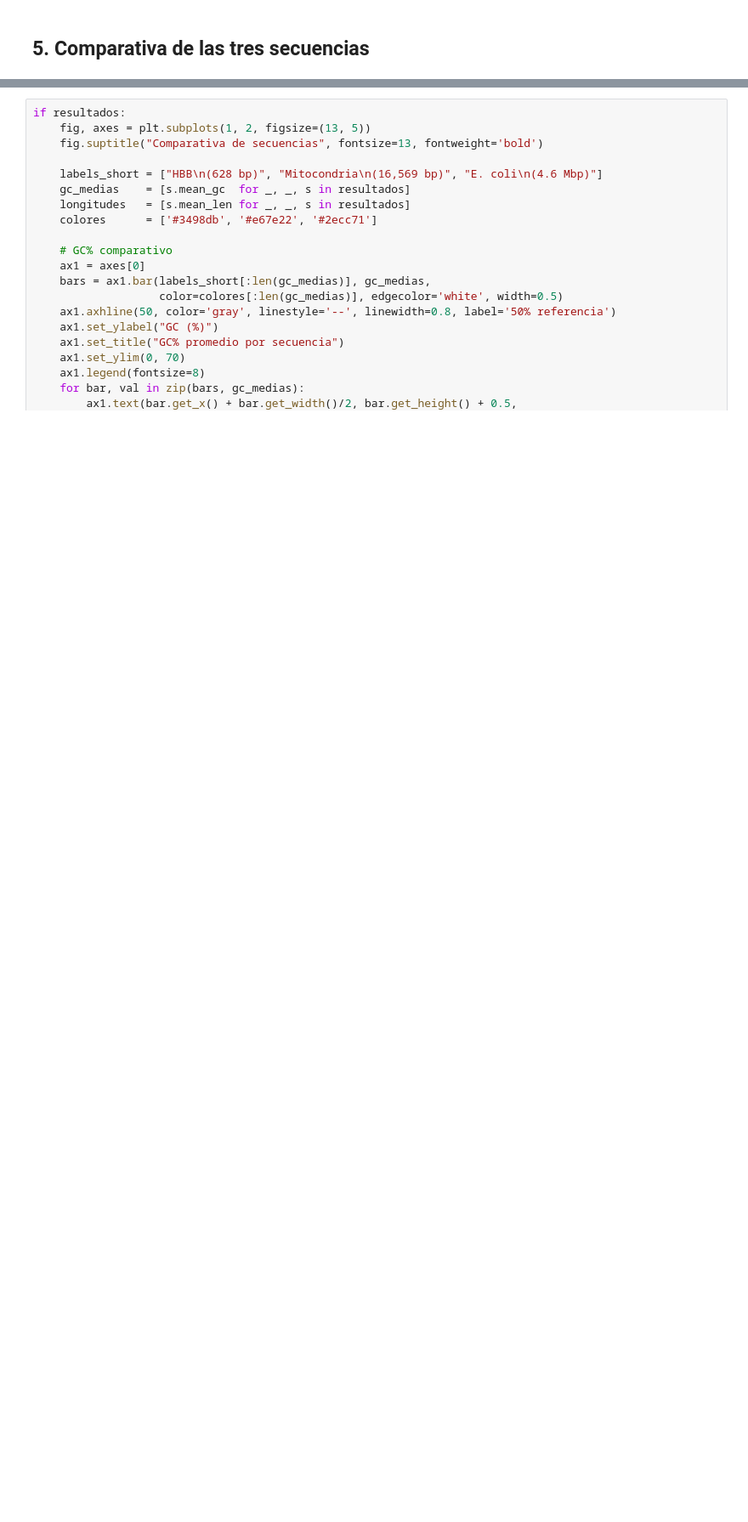
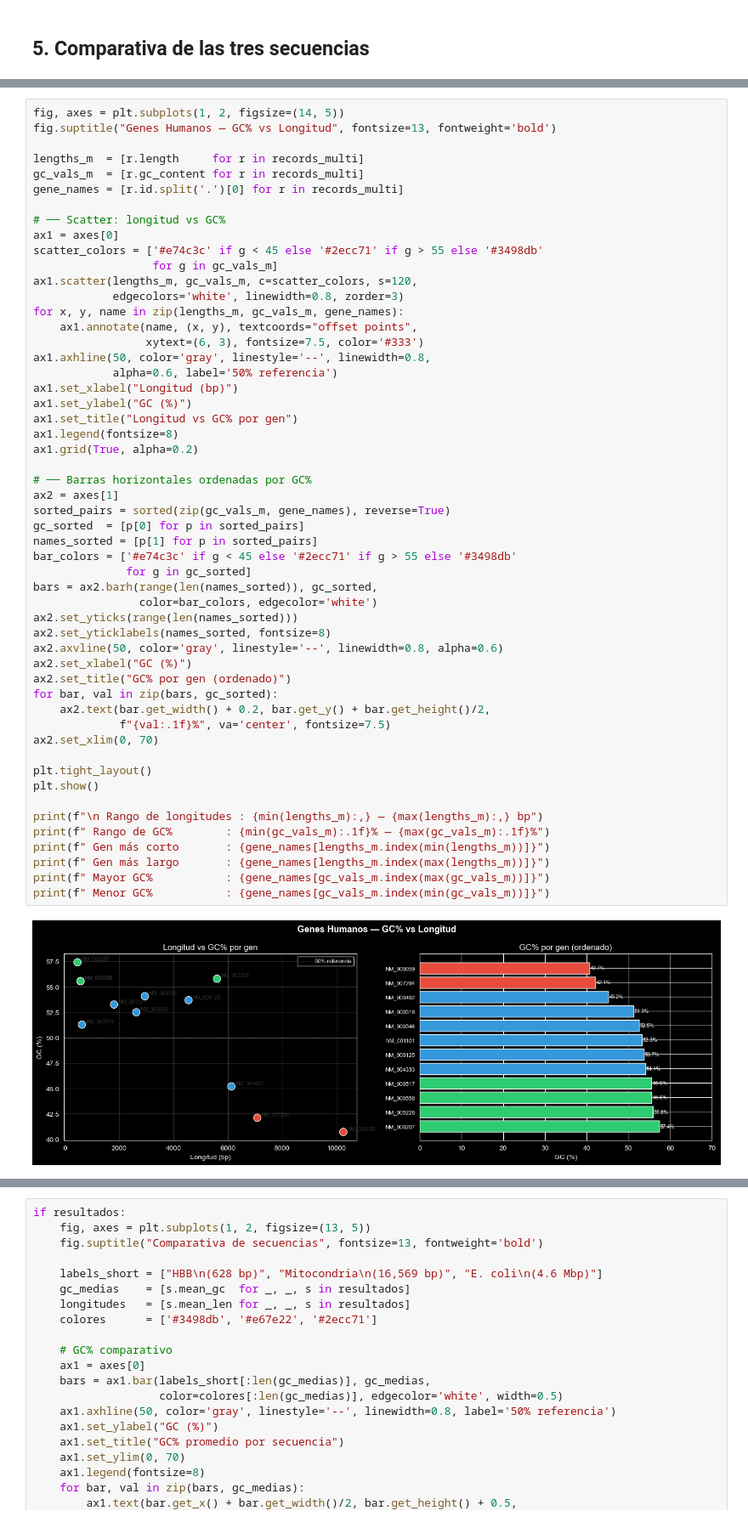
Before and after one commit to DiegoRivas1/bio-notebooks, a Jupyter notebook: 01_secuencias_fasta/notebook.ipynb, the cells around one changed output, grey strips where cells are left out. Shown at 85% size. Drawn from its saved outputs; the diff is of its cells as text; blank space fills up the shorter version.

```diff
--- a/01_secuencias_fasta/notebook.ipynb
+++ b/01_secuencias_fasta/notebook.ipynb
@@ -420,0 +463,55 @@ for label, records, stats in resultados:
+# %%
+fig, axes = plt.subplots(1, 2, figsize=(14, 5))
+fig.suptitle("Genes Humanos — GC% vs Longitud", fontsize=13, fontweight='bold')
+
+lengths_m  = [r.length     for r in records_multi]
+gc_vals_m  = [r.gc_content for r in records_multi]
+gene_names = [r.id.split('.')[0] for r in records_multi]
+
+# ── Scatter: longitud vs GC%
+ax1 = axes[0]
+scatter_colors = ['#e74c3c' if g < 45 else '#2ecc71' if g > 55 else '#3498db'
+                  for g in gc_vals_m]
+ax1.scatter(lengths_m, gc_vals_m, c=scatter_colors, s=120,
+            edgecolors='white', linewidth=0.8, zorder=3)
+for x, y, name in zip(lengths_m, gc_vals_m, gene_names):
+    ax1.annotate(name, (x, y), textcoords="offset points",
+                 xytext=(6, 3), fontsize=7.5, color='#333')
+ax1.axhline(50, color='gray', linestyle='--', linewidth=0.8,
+            alpha=0.6, label='50% referencia')
+ax1.set_xlabel("Longitud (bp)")
+ax1.set_ylabel("GC (%)")
+ax1.set_title("Longitud vs GC% por gen")
+ax1.legend(fontsize=8)
+ax1.grid(True, alpha=0.2)
+
+# ── Barras horizontales ordenadas por GC%
+ax2 = axes[1]
+sorted_pairs = sorted(zip(gc_vals_m, gene_names), reverse=True)
+gc_sorted  = [p[0] for p in sorted_pairs]
+names_sorted = [p[1] for p in sorted_pairs]
+bar_colors = ['#e74c3c' if g < 45 else '#2ecc71' if g > 55 else '#3498db'
+              for g in gc_sorted]
+bars = ax2.barh(range(len(names_sorted)), gc_sorted,
+                color=bar_colors, edgecolor='white')
+ax2.set_yticks(range(len(names_sorted)))
+ax2.set_yticklabels(names_sorted, fontsize=8)
+ax2.axvline(50, color='gray', linestyle='--', linewidth=0.8, alpha=0.6)
+ax2.set_xlabel("GC (%)")
+ax2.set_title("GC% por gen (ordenado)")
+for bar, val in zip(bars, gc_sorted):
+    ax2.text(bar.get_width() + 0.2, bar.get_y() + bar.get_height()/2,
+             f"{val:.1f}%", va='center', fontsize=7.5)
+ax2.set_xlim(0, 70)
+
+plt.tight_layout()
+plt.show()
+
+print(f"\n Rango de longitudes : {min(lengths_m):,} — {max(lengths_m):,} bp")
+print(f" Rango de GC%        : {min(gc_vals_m):.1f}% — {max(gc_vals_m):.1f}%")
+print(f" Gen más corto       : {gene_names[lengths_m.index(min(lengths_m))]}")
+print(f" Gen más largo       : {gene_names[lengths_m.index(max(lengths_m))]}")
+print(f" Mayor GC%           : {gene_names[gc_vals_m.index(max(gc_vals_m))]}")
+print(f" Menor GC%           : {gene_names[gc_vals_m.index(min(gc_vals_m))]}")
+# %% [output]
+[figure, added]
```
Also changed, not shown: parts of 14 cells of this notebook, 1 other file.
